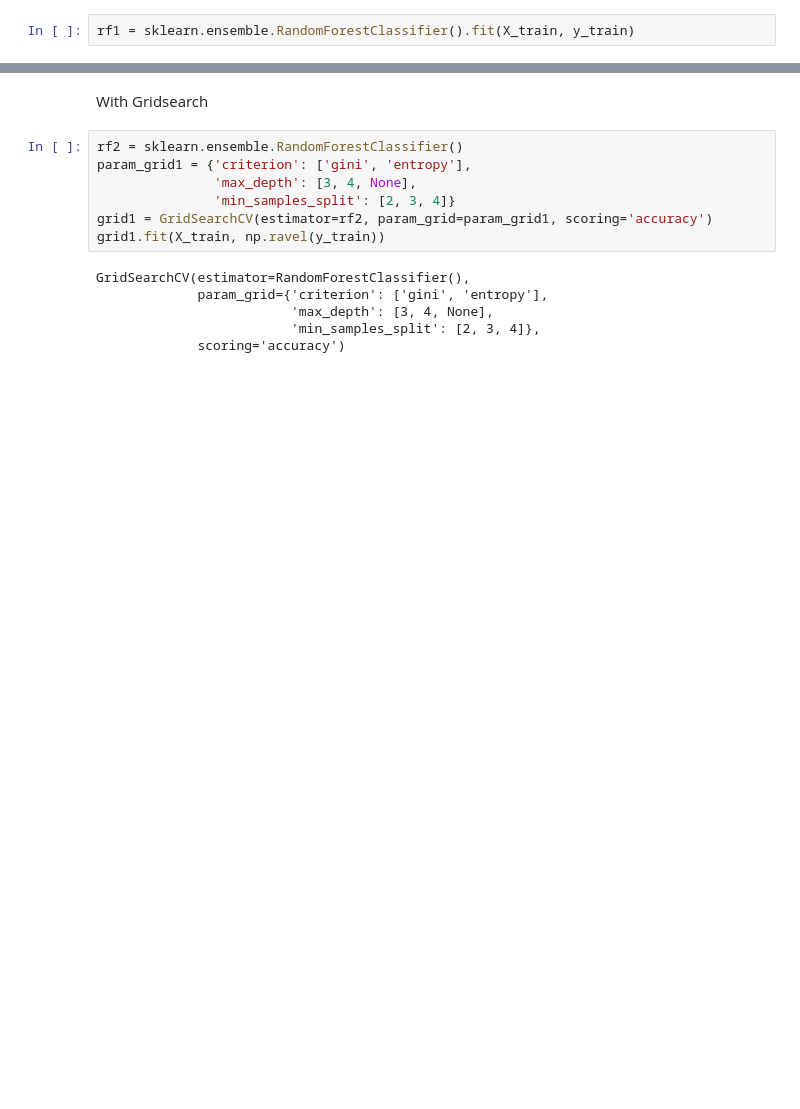
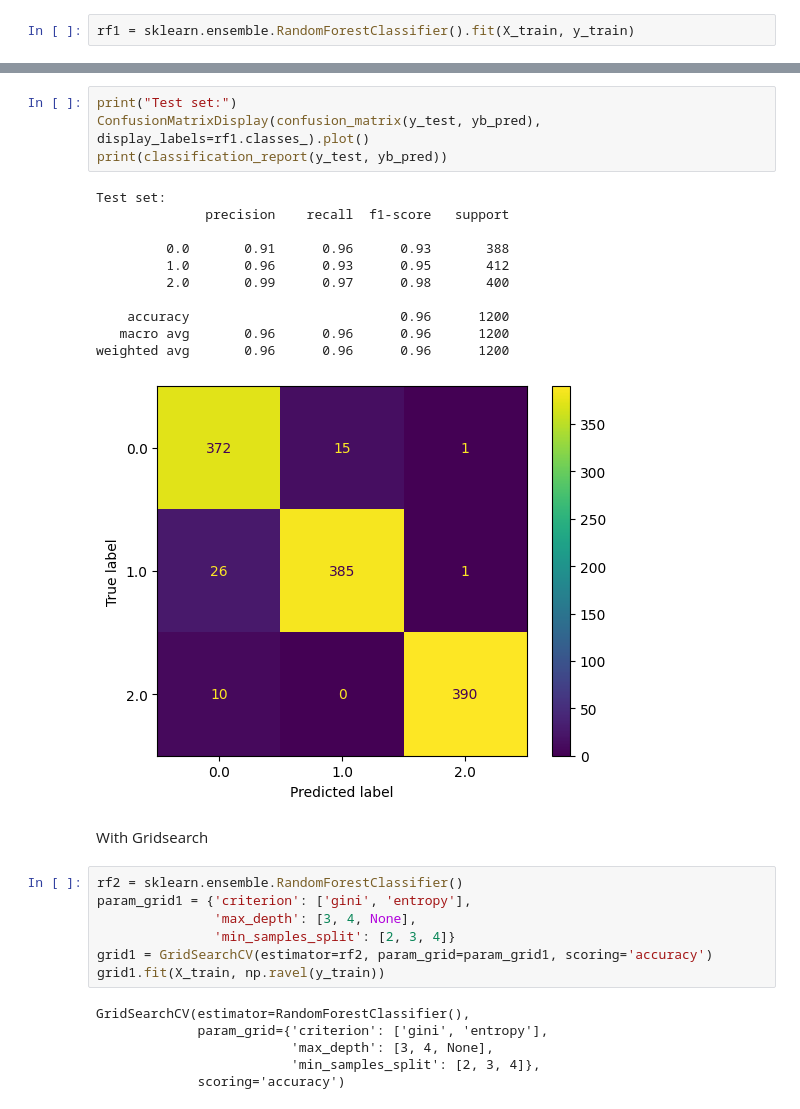
Before and after one commit to suinkangme/CV-Image-Classification-Tasks, a Jupyter notebook: Task2_RF.ipynb, the cells around one changed output, grey strips where cells are left out. Cells and saved outputs as stored; diff of their text form; blank space fills up the shorter version.

```diff
--- a/Task2_RF.ipynb
+++ b/Task2_RF.ipynb
@@ -61,3 +60,19 @@ weighted avg       0.96      0.96      0.96      1200
+# %%
+print("Test set:")
+ConfusionMatrixDisplay(confusion_matrix(y_test, yb_pred), display_labels=rf1.classes_).plot()
+print(classification_report(y_test, yb_pred))
+# %% [output]
+Test set:
+              precision    recall  f1-score   support
+
+         0.0       0.91      0.96      0.93       388
+         1.0       0.96      0.93      0.95       412
+         2.0       0.99      0.97      0.98       400
+
+    accuracy                           0.96      1200
+   macro avg       0.96      0.96      0.96      1200
+weighted avg       0.96      0.96      0.96      1200
+[figure, added]
 # %% [markdown]
 With Gridsearch
 # %%
```
Also changed, not shown: parts of 10 cells of this notebook.
